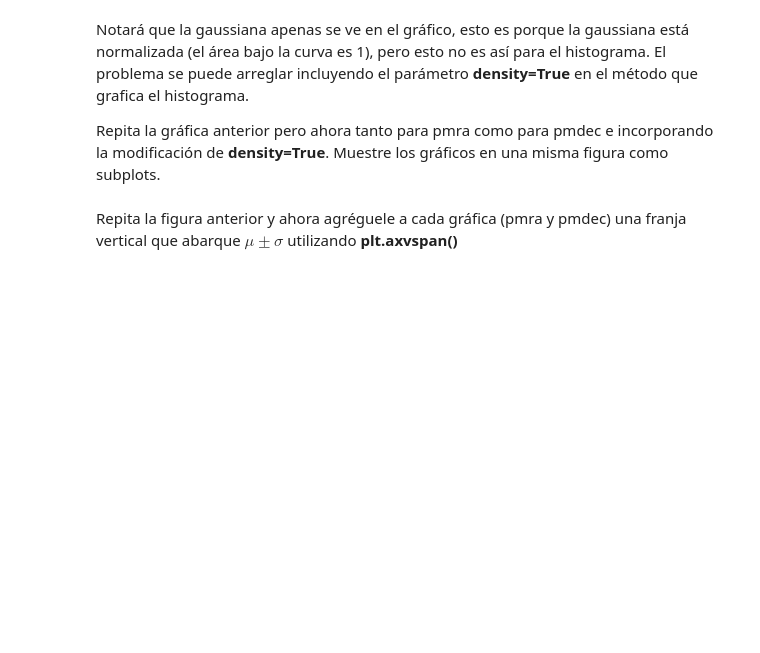
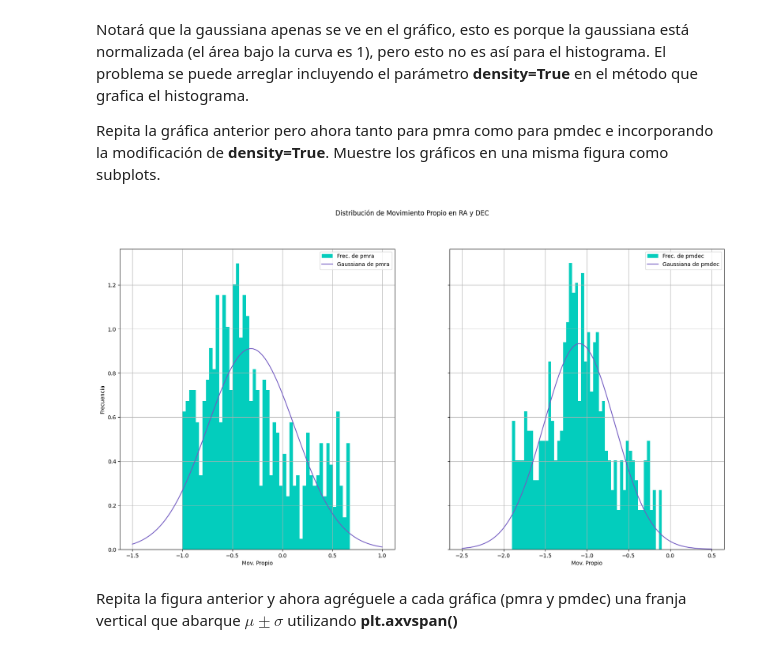
Before and after one commit to CrushinAngel/Tarea-2, a Jupyter notebook: Tarea2.ipynb, the cells around one changed output. Cells and saved outputs as stored; diff of their text form; code cells hidden in the pictures; blank space fills up the shorter version.

```diff
--- a/Tarea2.ipynb
+++ b/Tarea2.ipynb
@@ -135,5 +146,27 @@ Grafique con matplotlib un hitograma (busque qué método de matplotlib sirve) d
 Notará que la gaussiana apenas se ve en el gráfico, esto es porque la gaussiana está normalizada (el área bajo la curva es 1), pero esto no es así para el histograma. El problema se puede arreglar incluyendo el parámetro **density=True** en el método que grafica el histograma.
 
 Repita la gráfica anterior pero ahora tanto para pmra como para pmdec e incorporando la modificación de **density=True**. Muestre los gráficos en una misma figura como subplots.
+# %%
+fig = plt.figure(figsize=(20, 10))
+axs = fig.subplots(1, 2, sharey=True)
+
+axs[0].hist(pmra, bins= 50, color = '#03CDBD', label = 'Frec. de pmra', density=True)
+axs[0].plot(x_pmra, fx_pmra, color = '#725AC1', label = 'Gaussiana de pmra')
+
+axs[1].hist(pmdec, bins= 50, color = '#03CDBD', label = 'Frec. de pmdec', density=True)
+axs[1].plot(x_pmdec, fx_pmdec, color = '#725AC1', label = 'Gaussiana de pmdec')
+
+
+fig.suptitle('Distribución de Movimiento Propio en RA y DEC')
+for ax in axs:
+  ax.grid(True)
+  ax.legend()
+  ax.set_xlabel('Mov. Propio')
+  ax.set_ylabel('Frecuencia')
+  ax.label_outer()
+
+plt.show()
+# %% [output]
+[figure, added]
 # %% [markdown]
 Repita la figura anterior y ahora agréguele a cada gráfica (pmra y pmdec) una franja vertical que abarque $\mu \pm \sigma$ utilizando **plt.axvspan()**
```
Also changed, not shown: parts of 4 cells of this notebook.
